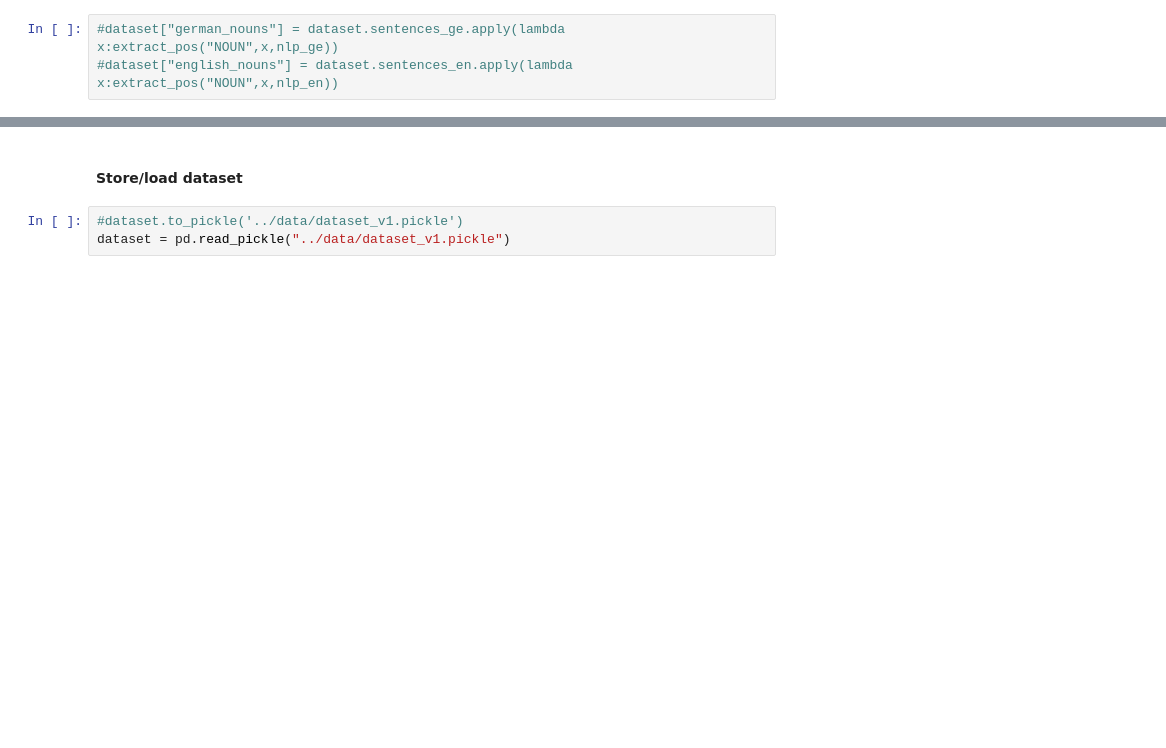
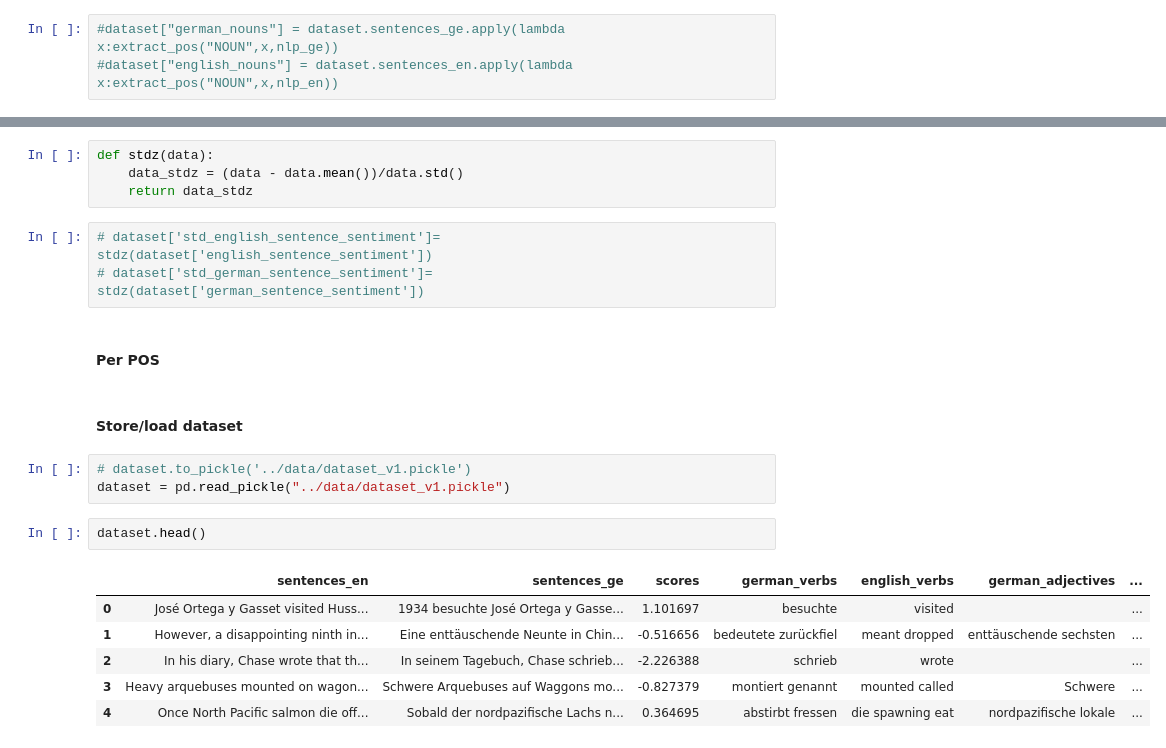
Before and after one commit to mdelaf1995/sentence_level_qe_ffl, a Jupyter notebook: exploration/Preprocessing.ipynb, the cells around one changed output, grey strips where cells are left out. Cells and saved outputs as stored; diff of their text form; blank space fills up the shorter version.

```diff
--- a/exploration/Preprocessing.ipynb
+++ b/exploration/Preprocessing.ipynb
@@ -87,5 +146,23 @@ def extract_pos(pos,sentence,nlp):
+# %%
+def stdz(data):
+    data_stdz = (data - data.mean())/data.std()
+    return data_stdz
+# %%
+# dataset['std_english_sentence_sentiment']= stdz(dataset['english_sentence_sentiment'])
+# dataset['std_german_sentence_sentiment']= stdz(dataset['german_sentence_sentiment'])
+# %% [markdown]
+#### Per POS
 # %% [markdown]
 #### Store/load dataset
 # %%
-#dataset.to_pickle('../data/dataset_v1.pickle')
+# dataset.to_pickle('../data/dataset_v1.pickle')
 dataset = pd.read_pickle("../data/dataset_v1.pickle")
+# %%
+dataset.head()
+# %% [output]
+|  | sentences_en | sentences_ge | scores | german_verbs | english_verbs | german_adjectives | ... |
+| 0 | José Ortega y Gasset visited Huss... | 1934 besuchte José Ortega y Gasse... | 1.101697 | besuchte | visited |  | ... |
+| 1 | However, a disappointing ninth in... | Eine enttäuschende Neunte in Chin... | -0.516656 | bedeutete zurückfiel | meant dropped | enttäuschende sechsten | ... |
+| 2 | In his diary, Chase wrote that th... | In seinem Tagebuch, Chase schrieb... | -2.226388 | schrieb | wrote |  | ... |
+| 3 | Heavy arquebuses mounted on wagon... | Schwere Arquebuses auf Waggons mo... | -0.827379 | montiert genannt | mounted called | Schwere | ... |
+| 4 | Once North Pacific salmon die off... | Sobald der nordpazifische Lachs n... | 0.364695 | abstirbt fressen | die spawning eat | nordpazifische lokale | ... |
```
Also changed, not shown: parts of 17 cells of this notebook, 1 other file.
